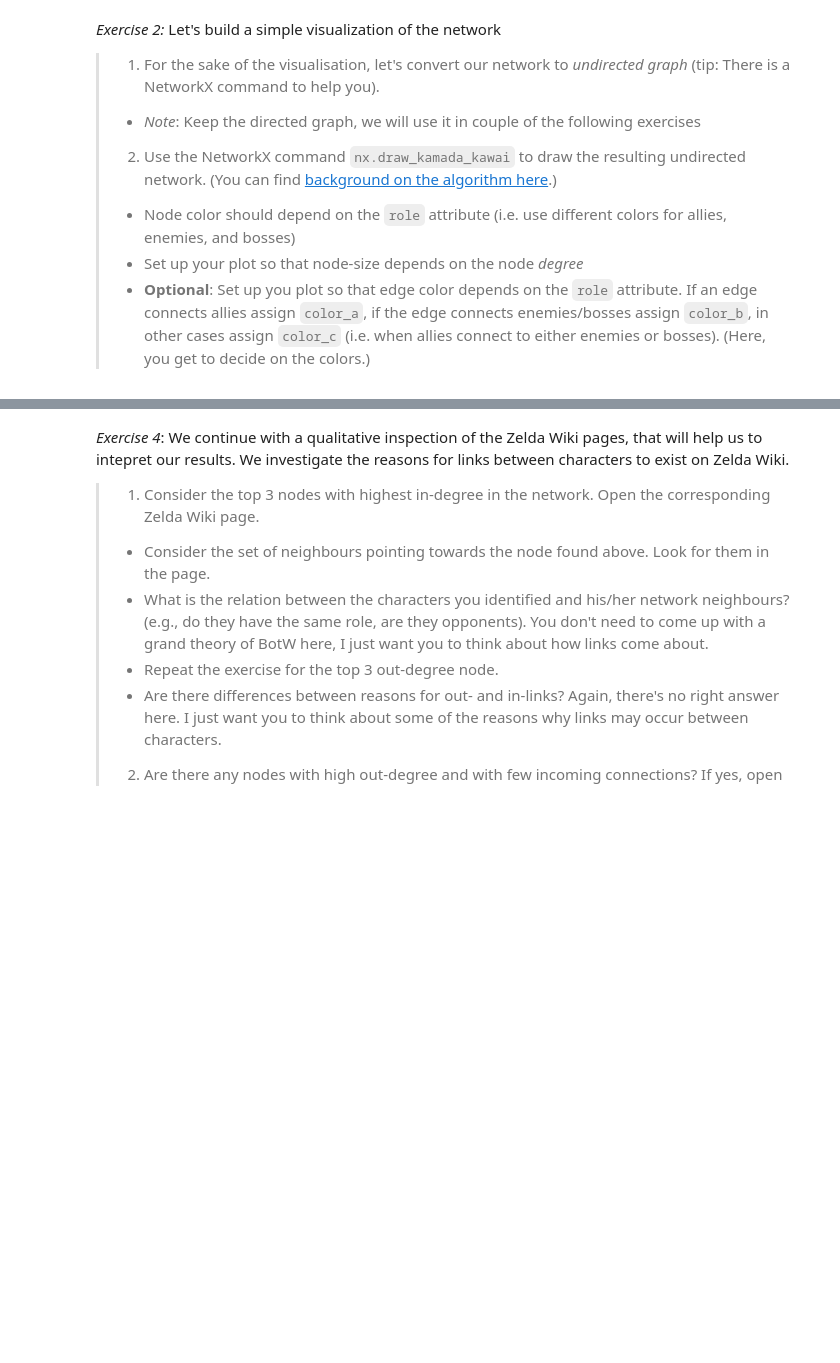
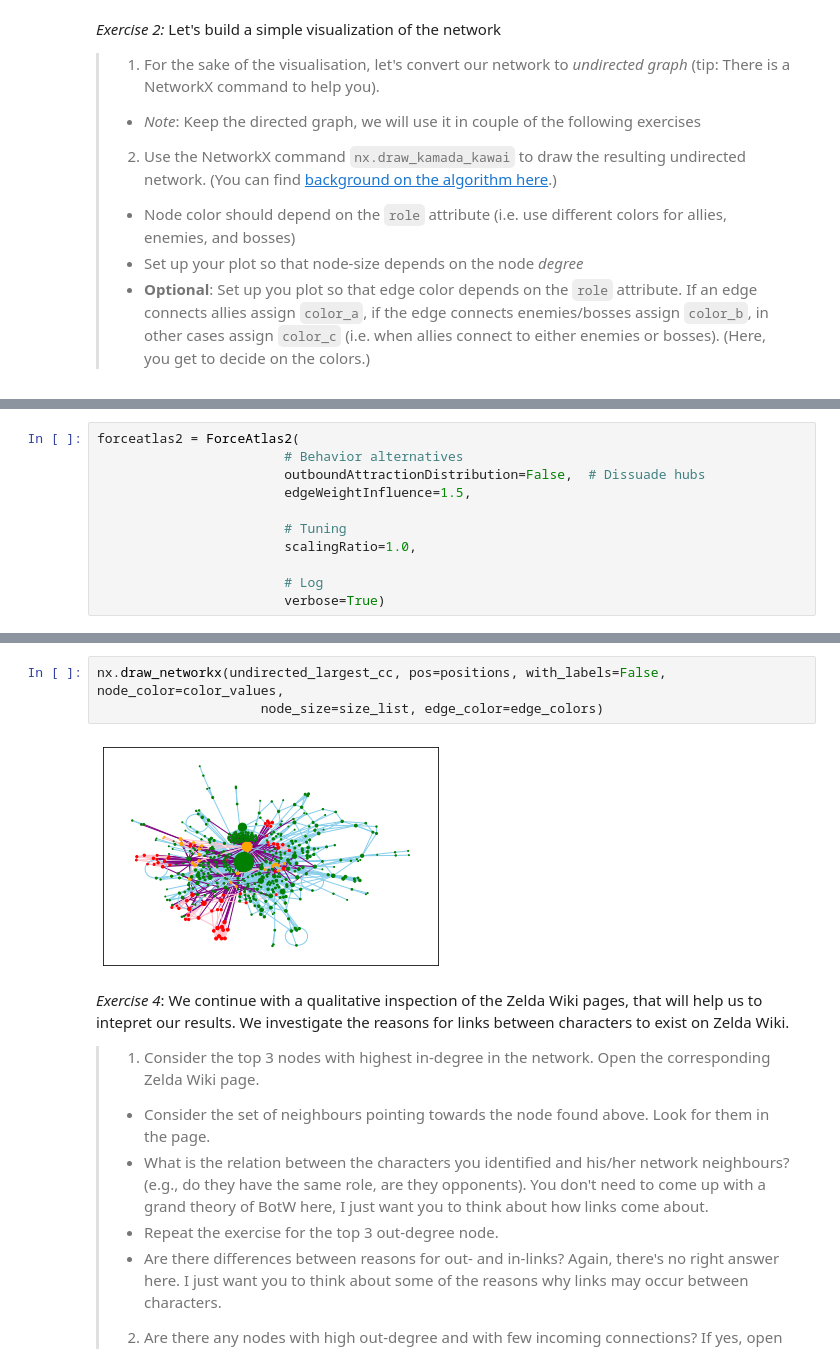
Before and after one commit to SocialComplexityLab/socialgraphs2021, a Jupyter notebook: lectures/Week5.ipynb, the cells around one changed output, grey strips where cells are left out. Cells and saved outputs as stored; diff of their text form; blank space fills up the shorter version.

```diff
--- a/lectures/Week5.ipynb
+++ b/lectures/Week5.ipynb
@@ -52,0 +157,11 @@ We will continue to work with the network from last week, see the lecture for [W
+# %%
+forceatlas2 = ForceAtlas2(
+                        # Behavior alternatives
+                        outboundAttractionDistribution=False,  # Dissuade hubs
+                        edgeWeightInfluence=1.5,
+
+                        # Tuning
+                        scalingRatio=1.0,
+
+                        # Log
+                        verbose=True)
@@ -53,3 +176,8 @@ We will continue to work with the network from last week, see the lecture for [W
+# %%
+nx.draw_networkx(undirected_largest_cc, pos=positions, with_labels=False, node_color=color_values,
+                     node_size=size_list, edge_color=edge_colors)
+# %% [output]
+[figure, added]
 # %% [markdown]
 *Exercise 4*: We continue with a qualitative inspection of the Zelda Wiki pages, that will help us to intepret our results. We investigate the reasons for links between characters to exist on Zelda Wiki.
 
```
Also changed, not shown: parts of 69 cells of this notebook, 1 other file.
